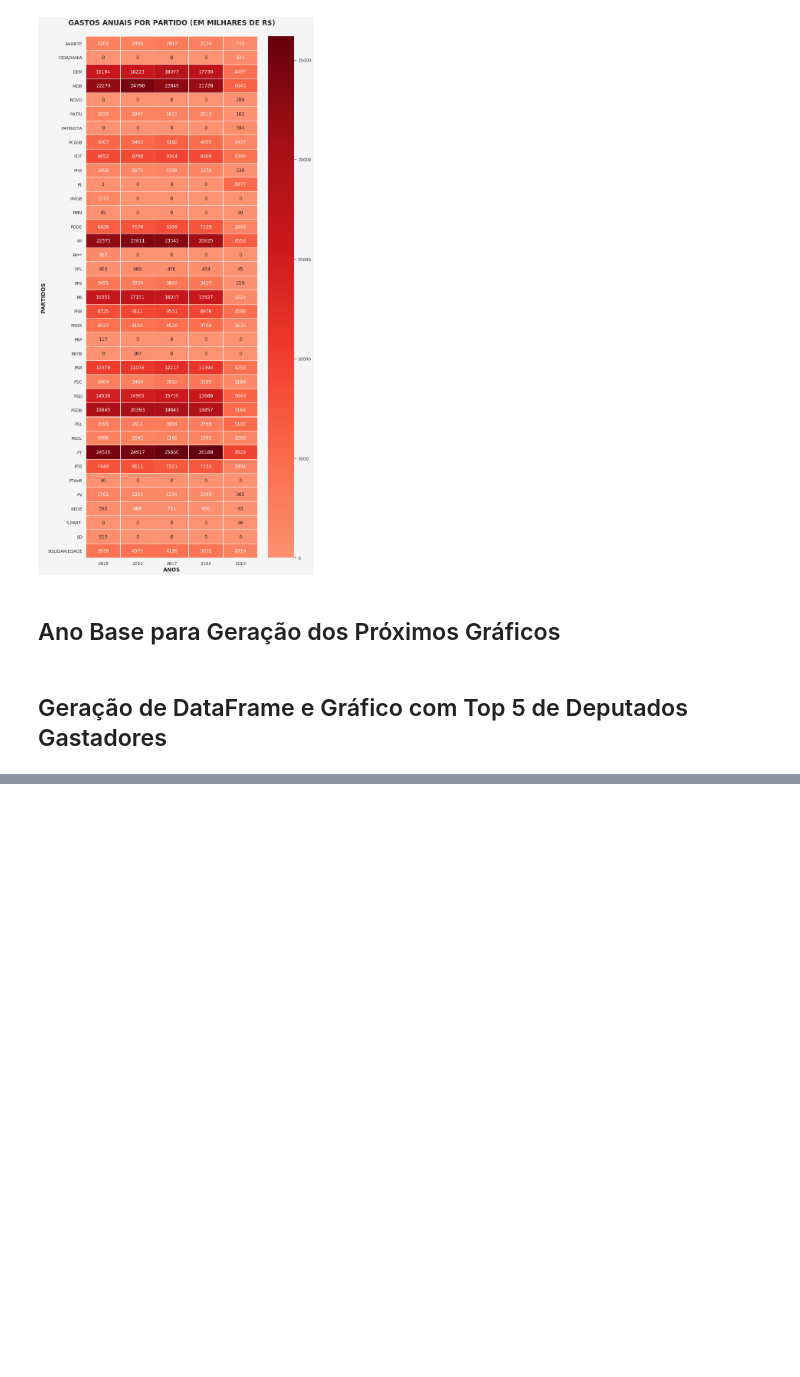
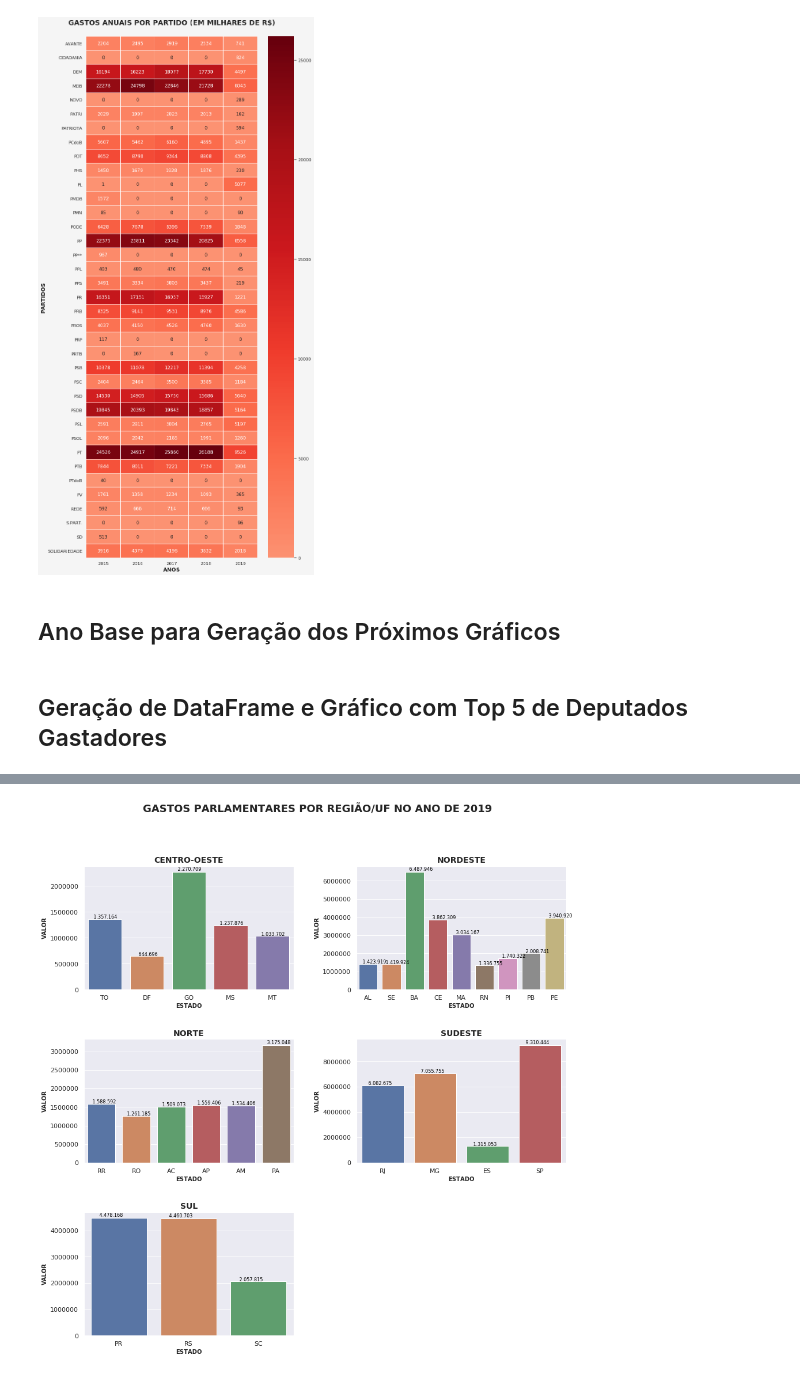
Before and after one commit to clima73/bigdata, a Jupyter notebook: self/analytics.ipynb, the cells around one changed output, grey strips where cells are left out. Saved outputs shown, nothing was run; the diff lists cells and outputs as text; code cells hidden in the pictures; blank space fills up the shorter version.

```diff
--- a/self/analytics.ipynb
+++ b/self/analytics.ipynb
@@ -139,0 +155,14 @@ plt.show()
+# %%
+def regiao(uf):
+    if uf in ["AC","AP","AM","PA","RO","RR"]:
+        return "Norte"
+    elif uf in ["AL","BA","CE","MA","PB","PE","PI","RN","SE"]:
+        return "Nordeste"
+    elif uf in ["DF","GO","MT","MS","TO"]:
+        return "Centro-Oeste"
+    elif uf in ["ES","MG","RJ","SP"]:
+        return "Sudeste"
+    elif uf in ["PR","RS","SC"]:
+        return "Sul"
+    else:
+        return "Indefinido"
@@ -139,0 +171,6 @@ plt.show()
+# %%
+dfAux = all_data[all_data.ano==ano].groupby(['uf']).sum().reset_index()
+dfAux['regiao'] = dfAux['uf'].apply(lambda x: regiao(x))
+dfUf = dfAux[dfAux.uf!="NA"].sort_values('regiao')
+dfUf = dfUf[['regiao','uf','valor']]
+dfUf
@@ -139,0 +195,21 @@ plt.show()
+# %%
+fig, axarr = plt.subplots(3, 2, figsize=(15, 15))
+fig.suptitle('GASTOS PARLAMENTARES POR REGIÃO/UF NO ANO DE '+ano, fontsize=18,fontweight="bold")
+lin = 0
+col = 0
+for i in dfUf['regiao'].unique():
+    aux = sns.barplot(x="uf", y="valor", data=dfUf[dfUf['regiao']==i][['uf','valor']], ax=axarr[lin][col])
+    aux.ticklabel_format(style="plain",axis="y", useOffset=False)
+    show_values_on_bars(aux, "v")
+    axarr[lin][col].set_ylabel('VALOR',fontsize=10,fontweight="bold")
+    axarr[lin][col].set_xlabel('ESTADO',fontsize=10,fontweight="bold")
+    axarr[lin][col].set_title(i.upper(),fontsize=14,fontweight="bold")
+    if col==1:
+        lin=lin+1
+        col=0
+    else:
+        col=col+1
+plt.subplots_adjust(hspace=.4, wspace=.3)
+fig.delaxes(axarr[2][1])
+# %% [output]
+[figure, added]
```
Also changed, not shown: parts of 10 cells of this notebook.
